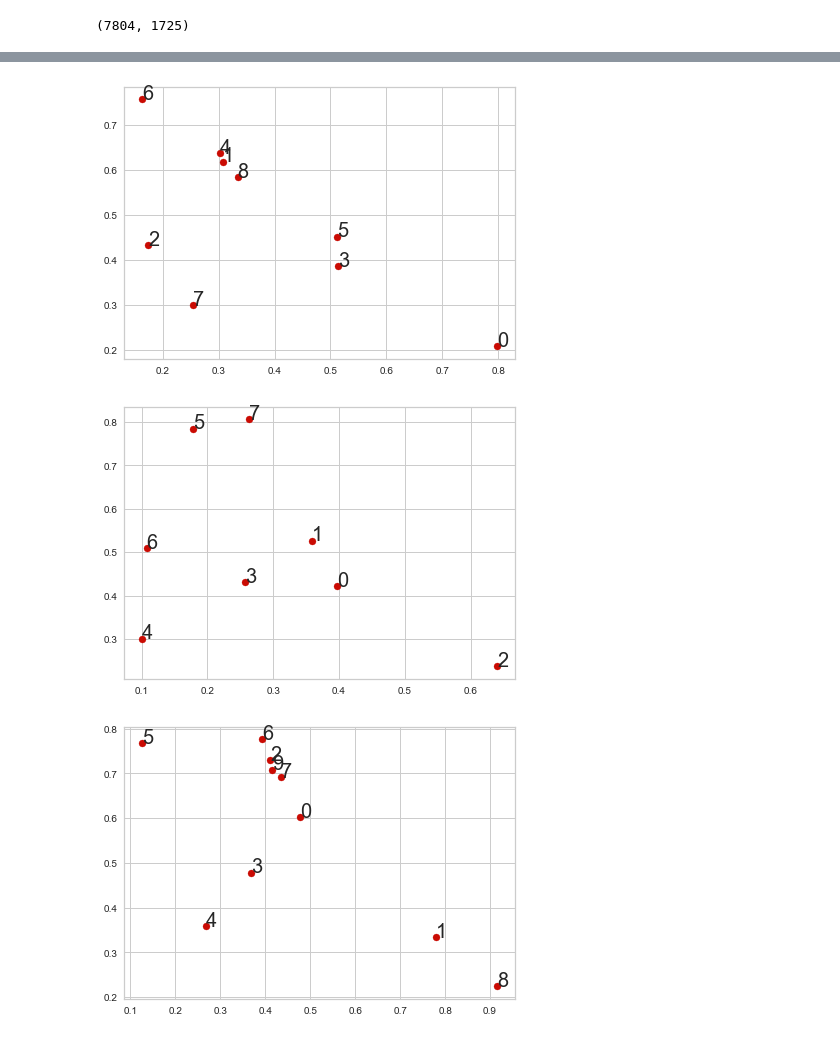
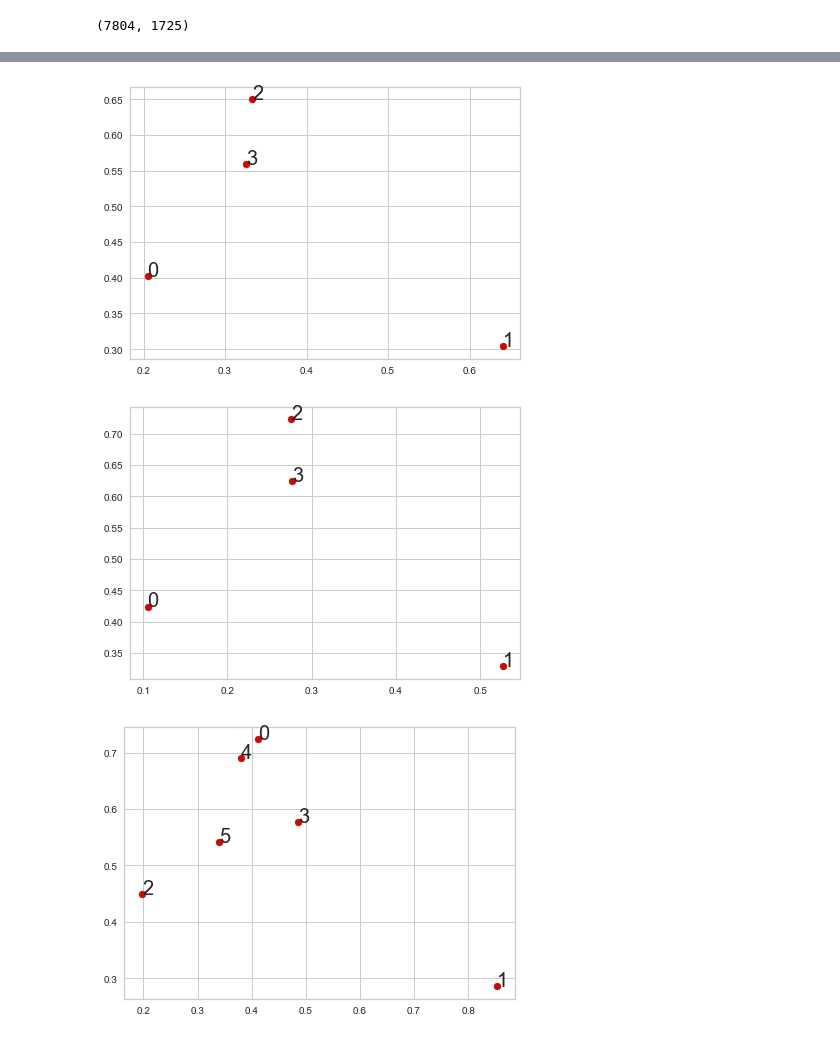
Before and after one commit to acastrillonv/Trabajo-1-TAE, a Jupyter notebook: TrabajoTAE.ipynb, the cells around one changed output, grey strips where cells are left out. Saved outputs shown, nothing was run; the diff lists cells and outputs as text; code cells hidden in the pictures.

```diff
--- a/TrabajoTAE.ipynb
+++ b/TrabajoTAE.ipynb
@@ -94,14 +108,14 @@ norm_university[column] = MinMaxScaler().fit_transform(np.array(norm_university[
 norm_college = college.copy()
 
 # apply normalization techniques
-column = 'COSTT4_A'
+column = 'Costo_Anual_Estudio'
 norm_college[column] = MinMaxScaler().fit_transform(np.array(norm_college[column]).reshape(-1,1))
 # %%
 # copy the data
 norm_institution = institution.copy()
 
 # apply normalization techniques
-column = 'COSTT4_A'
+column = 'Costo_Anual_Estudio'
 norm_institution[column] = MinMaxScaler().fit_transform(np.array(norm_institution[column]).reshape(-1,1))
 # %%
 UnicorrMatrix = norm_university.corr()
@@ -150,6 +164,6 @@ visualizer.show()
 <AxesSubplot:title={'center':'Distortion Score Elbow for KMeans Clustering'}, xlabel='k', ylabel='distortion score'>
 # %%
-kmeans_model_2D = KMeans(n_clusters=9, max_iter=1000).fit(Unifit)
+kmeans_model_2D = KMeans(n_clusters=4, max_iter=1000).fit(Unifit)
 labels_2D = kmeans_model_2D.labels_
 centroids_2D = kmeans_model_2D.cluster_centers_
 fig, ax = plt.subplots(figsize=(7, 5))
@@ -159,9 +173,9 @@ plt.scatter(centroids_2D[:,0], centroids_2D[:,1], c='r', marker='o')
 for i in range(len(centroids_2D)):
     plt.annotate(i, (centroids_2D[i][0], centroids_2D[i][1]), fontsize=20)
 # %% [output]
-[figure, old version]
+[figure, new version]
 # %%
-kmeans_model_2D = KMeans(n_clusters=8, max_iter=1000).fit(Collfit)
+kmeans_model_2D = KMeans(n_clusters=4, max_iter=1000).fit(Collfit)
 labels_2D = kmeans_model_2D.labels_
 centroids_2D = kmeans_model_2D.cluster_centers_
 fig, ax = plt.subplots(figsize=(7, 5))
@@ -171,19 +185,19 @@ plt.scatter(centroids_2D[:,0], centroids_2D[:,1], c='r', marker='o')
 for i in range(len(centroids_2D)):
     plt.annotate(i, (centroids_2D[i][0], centroids_2D[i][1]), fontsize=20)
 # %% [output]
-[figure, old version]
+[figure, new version]
 # %%
-kmeans_model_2D = KMeans(n_clusters=10, max_iter=1000).fit(Instfit)
+kmeans_model_2D = KMeans(n_clusters=6, max_iter=1000).fit(Instfit)
 labels_2D = kmeans_model_2D.labels_
 centroids_2D = kmeans_model_2D.cluster_centers_
 fig, ax = plt.subplots(figsize=(7, 5))
 
 plt.scatter(centroids_2D[:,0], centroids_2D[:,1], c='r', marker='o')
 
 for i in range(len(centroids_2D)):
     plt.annotate(i, (centroids_2D[i][0], centroids_2D[i][1]), fontsize=20)
 # %% [output]
-[figure, old version]
+[figure, new version]
 # %%
 fig = plt.subplots(figsize=(7, 5))
 
```
Also changed, not shown: parts of 20 cells of this notebook.
